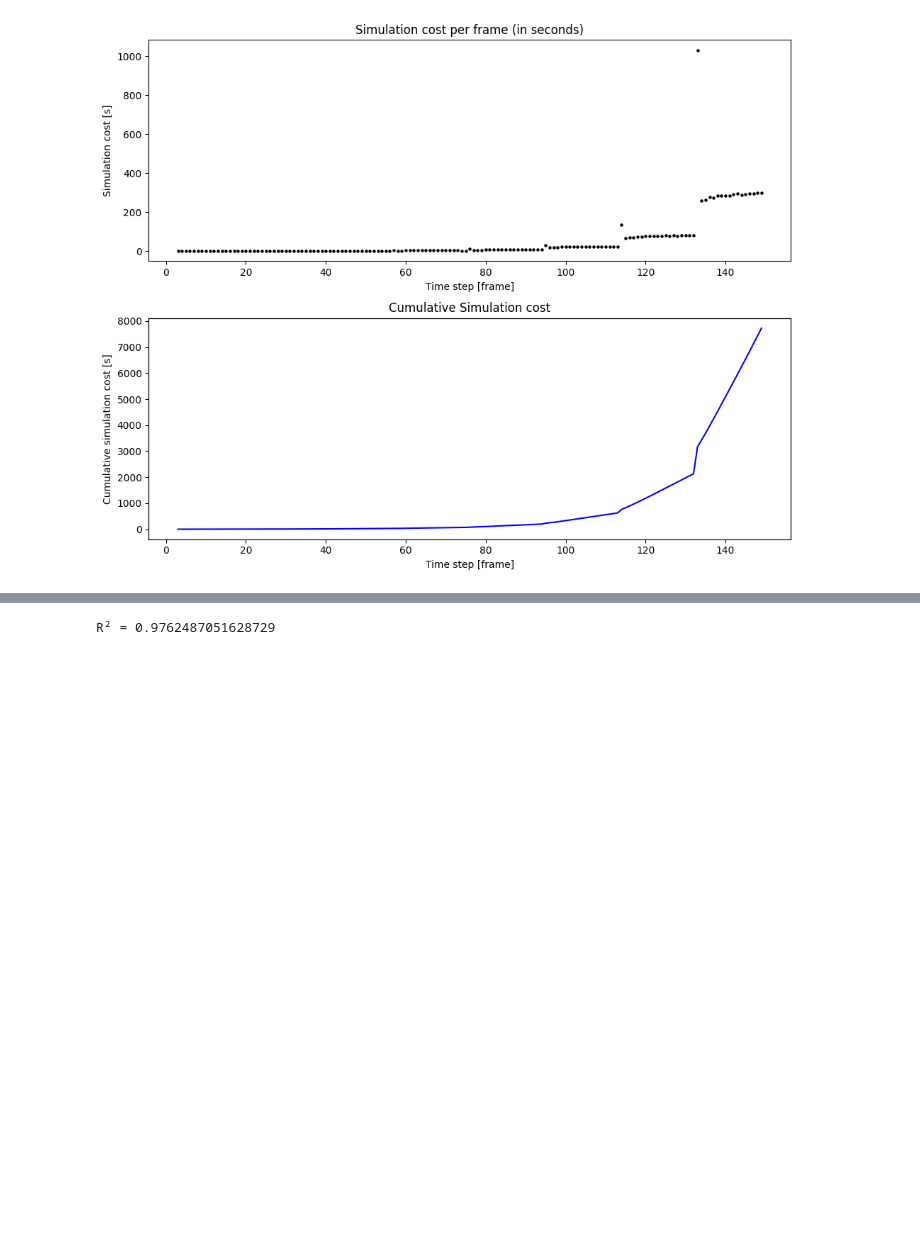
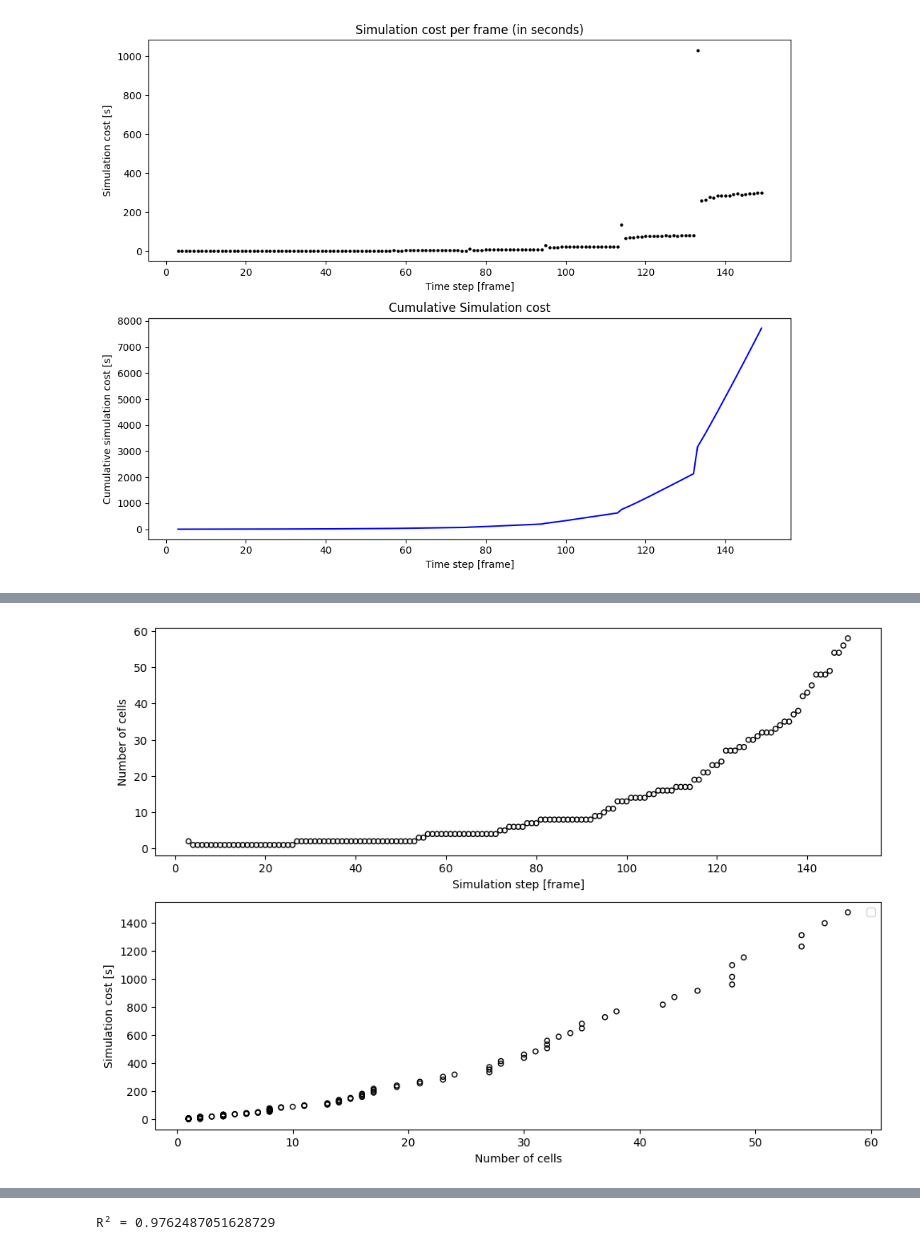
Before and after one commit to smegason/Goo, a Jupyter notebook: _notebooks/rendering_time.ipynb, the cells around one changed output, grey strips where cells are left out. Drawn from its saved outputs; the diff is of its cells as text; code cells hidden in the pictures; blank space fills up the shorter version.

```diff
--- a/_notebooks/rendering_time.ipynb
+++ b/_notebooks/rendering_time.ipynb
@@ -107,3 +107,98 @@ plt.savefig("/Users/antoine/Harvard/MegasonLab/GPU_backup/AntoineRuzette/goo/dat
 plt.show()
 # %% [output]
 [figure]
+# %%
+import json
+import matplotlib.pyplot as plt
+
+# Plot simulation time per frame
+with open("/Users/antoine/Harvard/MegasonLab/GPU_backup/AntoineRuzette/goo/data/division/20240227_division_targetvolume30/20240227_division_frame150_targetvolume30_times.json", 'r') as f1:
+    times1 = json.load(f1)
+with open("/Users/antoine/Harvard/MegasonLab/GPU_backup/AntoineRuzette/goo/data/division/20240227_division_targetvolume30/20240227_division_frame150_targetvolume30_frame_cells.json", 'r') as f1:
+    cells1 = json.load(f1)
+
+rendering_times_per_frame = {}
+previous_time = 0
+
+for frame, cumulative_time in times1.items():
+    frame_num = int(frame)
+    frame_time = cumulative_time - previous_time
+    rendering_times_per_frame[frame_num] = frame_time
+    previous_time = cumulative_time
+
+X = [int(time) for time in rendering_times_per_frame.keys()]
+
+# Extract X and Y data for fitting
+X_frame = np.array([int(frame) for frame in times1.keys()])
+simulation_cost = np.array(list(times1.values()))
+
+# Initialize a dictionary to store the number of cells at each frame
+cells_per_frame = {}
+
+# Iterate over each cell
+for cell, frames in cells1.items():
+    # Iterate over the frames the cell appears in
+    for frame in frames:
+        # If the frame is not already in the dictionary, add it with a count of 1
+        # Otherwise, increment the count
+        if frame not in cells_per_frame:
+            cells_per_frame[frame] = 1
+        else:
+            cells_per_frame[frame] += 1
+
+# Extract simulation cost and number of cells
+num_cells = list(cells_per_frame.values())
+print(len(num_cells))
+print(len(simulation_cost))
+
+# Fit a polynomial of degree 1 (a linear function) to the data
+p_time = np.polyfit(X_frame, np.log(simulation_cost), 1)
+p_cells = np.polyfit(num_cells[:-2], np.log(simulation_cost), 1)
+
+# Convert the polynomial back into an exponential
+a_time = np.exp(p_time[1])
+b_time = p_time[0]
+x_fitted_time = np.linspace(np.min(X), np.max(X), 147)
+y_fitted_time = a_time * np.exp(b_time * x_fitted_time)
+
+# Convert the polynomial back into an exponential
+a_cells = np.exp(p_cells[1])
+b_cells = p_cells[0]
+x_fitted_cells = np.linspace(np.min(num_cells), np.max(num_cells), 147)
+y_fitted_cells = a_cells * 0.2 * np.exp(b_cells *  0.95 * x_fitted_cells)
+
+# determine quality of the fit
+squaredDiffs = np.square(simulation_cost - y_fitted_time)
+squaredDiffsFromMean = np.square(simulation_cost - np.mean(simulation_cost))
+rSquared = 1 - np.sum(squaredDiffs) / np.sum(squaredDiffsFromMean)
+print(f"R² = {rSquared}")
+
+plt.figure(figsize=(10, 10))
+plt.subplot(2, 1, 1)
+
+# Plot simulation cost per frame
+#plt.scatter(X, y, s=20, color='black', marker='o', facecolors='none', edgecolors='black', label='cummulative simulation cost')
+'''plt.scatter(X, simulation_cost, s=20, color='black', marker='o', facecolors='none', edgecolors='black', label='cummulative simulation cost')
+plt.xlabel('Simulation steps [frame]')
+plt.ylabel('Simulation cost [s]')
+plt.plot(x_fitted_time, y_fitted_time, 'r-', color='darkred', label=f'exponential fit: $y = {a_time:.2f} e^{{{b_time:.2f}x}}$')
+plt.legend()'''
+
+plt.subplot(3, 1, 2)
+plt.scatter(num_cells[:-2], simulation_cost, s=20, color='black', marker='o', facecolors='none', edgecolors='black')
+# plt.plot(x_fitted_cells, y_fitted_cells, 'r-', color='darkred', label=f'exponential fit: $y = {a_cells:.2f} e^{{{b_cells:.2f}x}}$')
+plt.xlabel('Number of cells')
+plt.ylabel('Simulation cost [s]')
+#plt.plot(x_fitted, y_fitted, 'r-', color='darkred', label=f'exponential fit: $y = {a:.2f} e^{{{b:.2f}x}}$')
+plt.legend()
+
+plt.subplot(3, 1, 1)
+plt.scatter(X, num_cells[:-2], s=20, color='black', marker='o', facecolors='none', edgecolors='black')
+plt.ylabel('Number of cells')
+plt.xlabel('Simulation step [frame]')
+
+
+plt.tight_layout()
+plt.savefig("/Users/antoine/Harvard/MegasonLab/GPU_backup/AntoineRuzette/goo/data/division/20240227_division_targetvolume30/simulation_cost_and_cumulative_cost.png", dpi=300)
+plt.show()
+# %% [output]
@@ -110,3 +209,4 @@ plt.show()
+[figure, added]
 # %%
 import json
 import matplotlib.pyplot as plt
```
Also changed, not shown: parts of 3 cells of this notebook, 6 other files.
